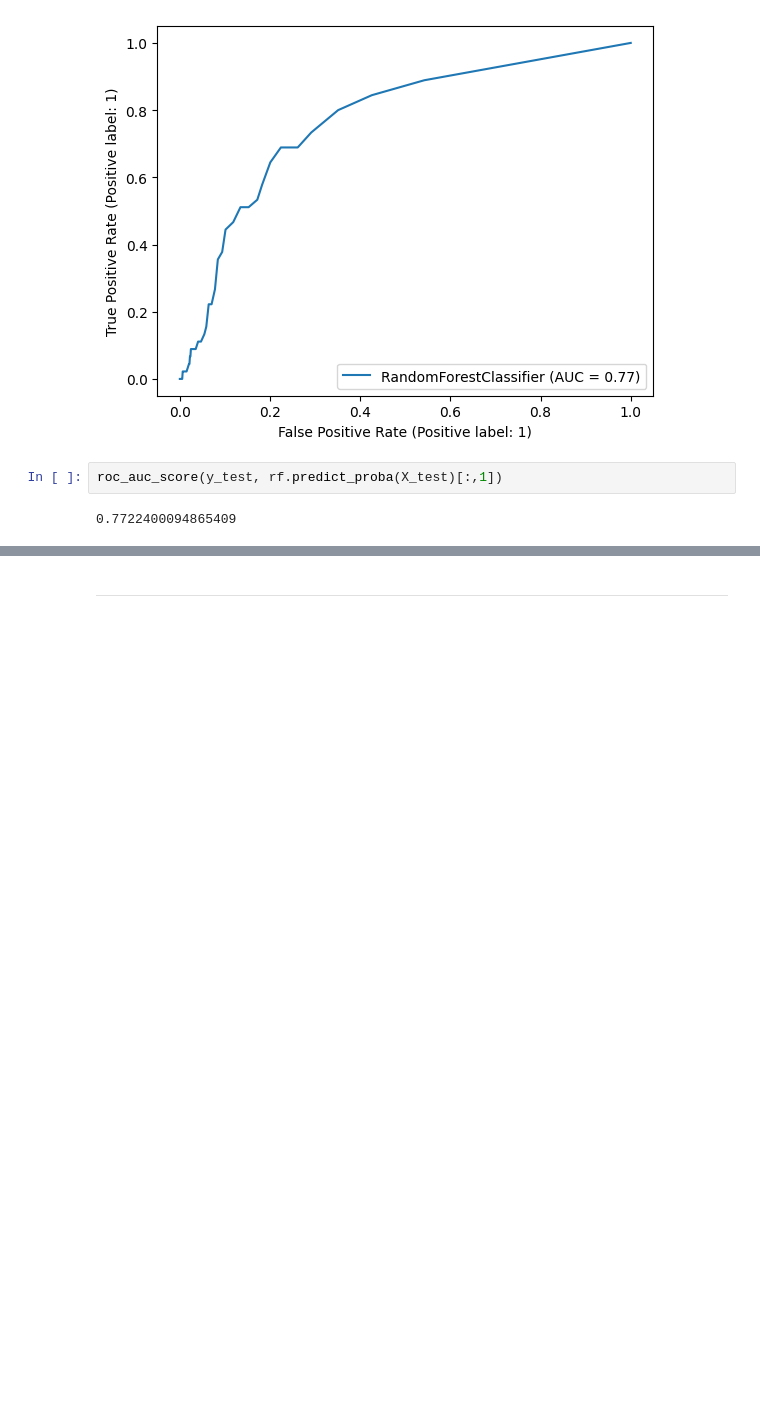
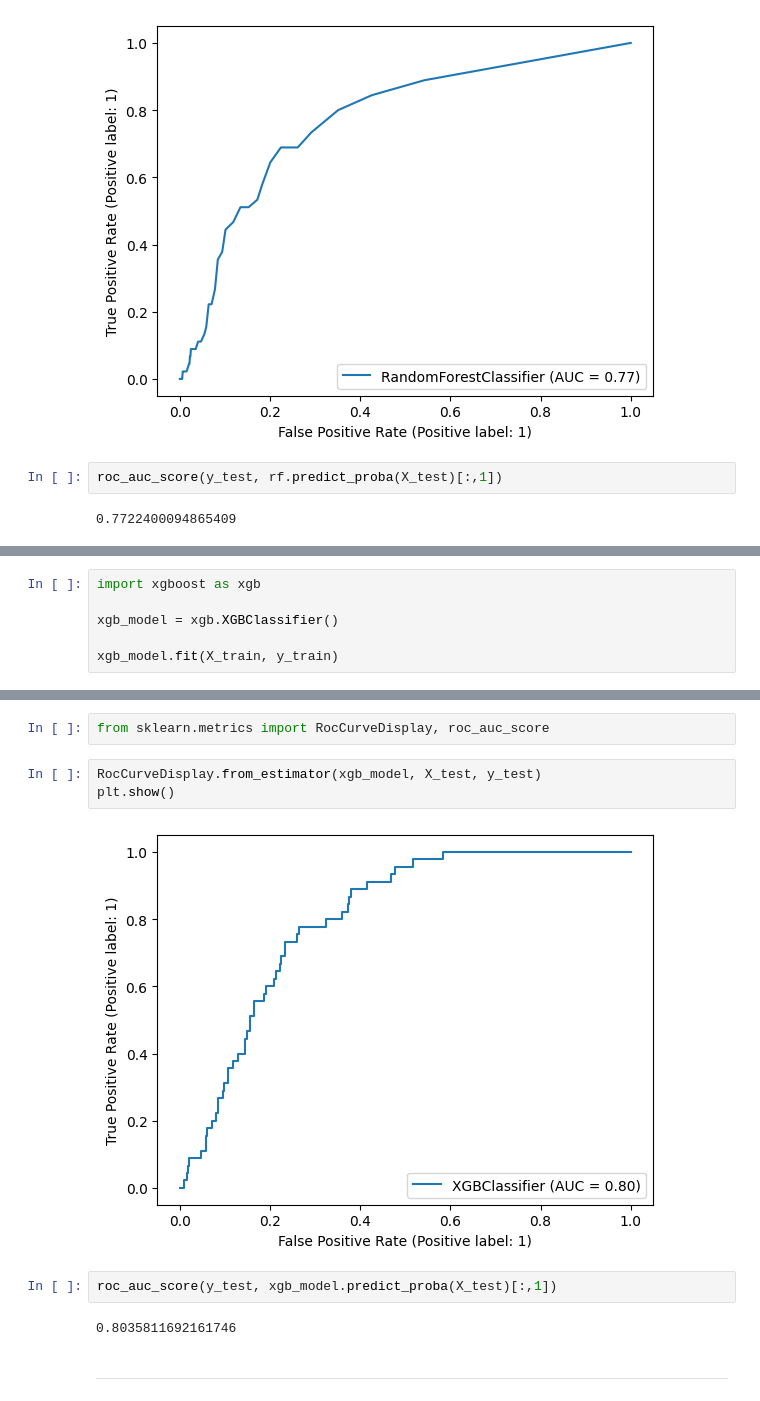
Before and after one commit to mill-ornrakorn/Stroke-Prediction, a Jupyter notebook: 2_Modeling_Over-sampling.ipynb, the cells around one changed output, grey strips where cells are left out. Cells and saved outputs as stored; diff of their text form; blank space fills up the shorter version.

```diff
--- a/2_Modeling_Over-sampling.ipynb
+++ b/2_Modeling_Over-sampling.ipynb
@@ -521,0 +524,6 @@ roc_auc_score(y_test, rf.predict_proba(X_test)[:,1])
+# %%
+import xgboost as xgb
+
+xgb_model = xgb.XGBClassifier()
+
+xgb_model.fit(X_train, y_train)
@@ -522,3 +558,14 @@ roc_auc_score(y_test, rf.predict_proba(X_test)[:,1])
+# %%
+from sklearn.metrics import RocCurveDisplay, roc_auc_score
+# %%
+RocCurveDisplay.from_estimator(xgb_model, X_test, y_test)
+plt.show()
+# %% [output]
+[figure, added]
+# %%
+roc_auc_score(y_test, xgb_model.predict_proba(X_test)[:,1])
+# %% [output]
+0.8035811692161746
 # %% [markdown]
 
 
```
Also changed, not shown: parts of 5 cells of this notebook.
